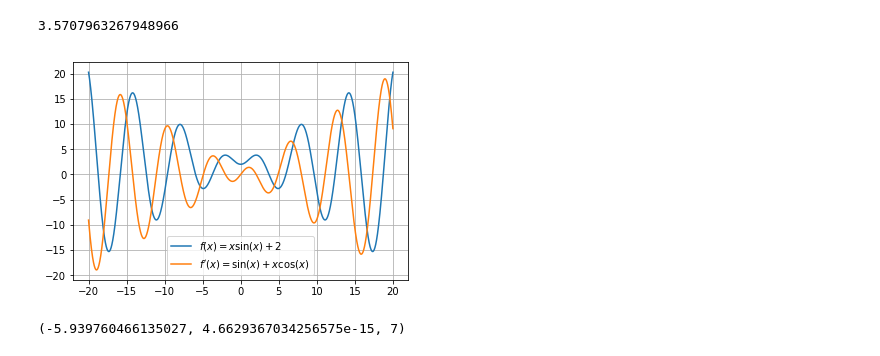
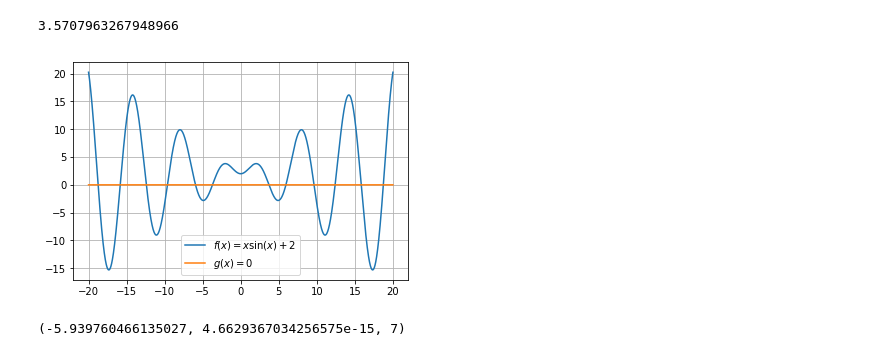
Before and after one commit to PPorras/Herramientas-Computaciones-2021-1, a Jupyter notebook: Sucesiones y ecuaciones en diferencias.ipynb, the cells around one changed output. Cells and saved outputs as stored; diff of their text form; code cells hidden in the pictures.

```diff
--- a/Sucesiones y ecuaciones en diferencias.ipynb
+++ b/Sucesiones y ecuaciones en diferencias.ipynb
@@ -362,11 +447,12 @@ y = f(x)
 yp = df(x)
 # %%
 plt.plot(x, y, label = r'$f(x) = x\sin(x) + 2$')
-plt.plot(x, yp, label = r"$f'(x) = \sin(x) + x\cos(x)$")
+#plt.plot(x, yp, label = r"$f'(x) = \sin(x) + x\cos(x)$")
+plt.plot(x, np.zeros(len(x)), label = r"$g(x) = 0$")
 plt.legend()
 plt.grid()
 # %% [output]
-[figure, old version]
+[figure, new version]
 # %%
 seed = 0.4
 # %%
```
Also changed, not shown: parts of 18 cells of this notebook, 1 other file.
